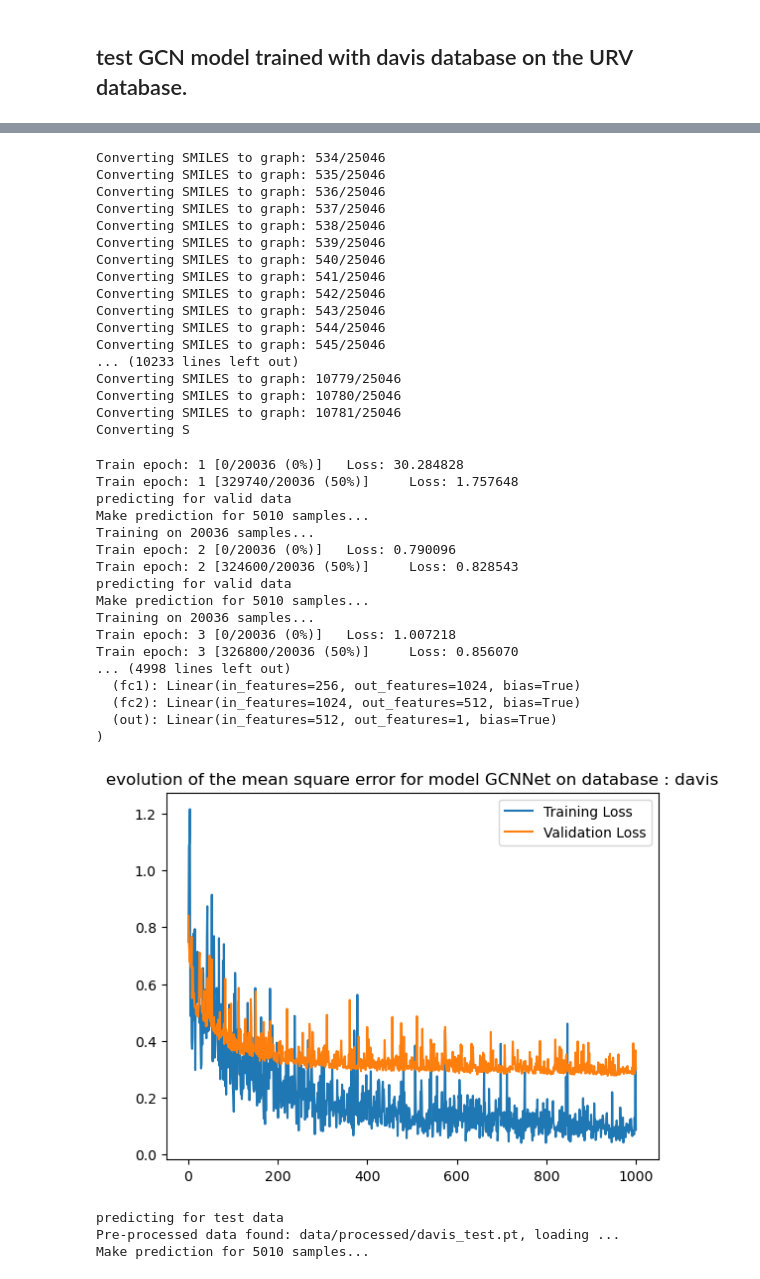
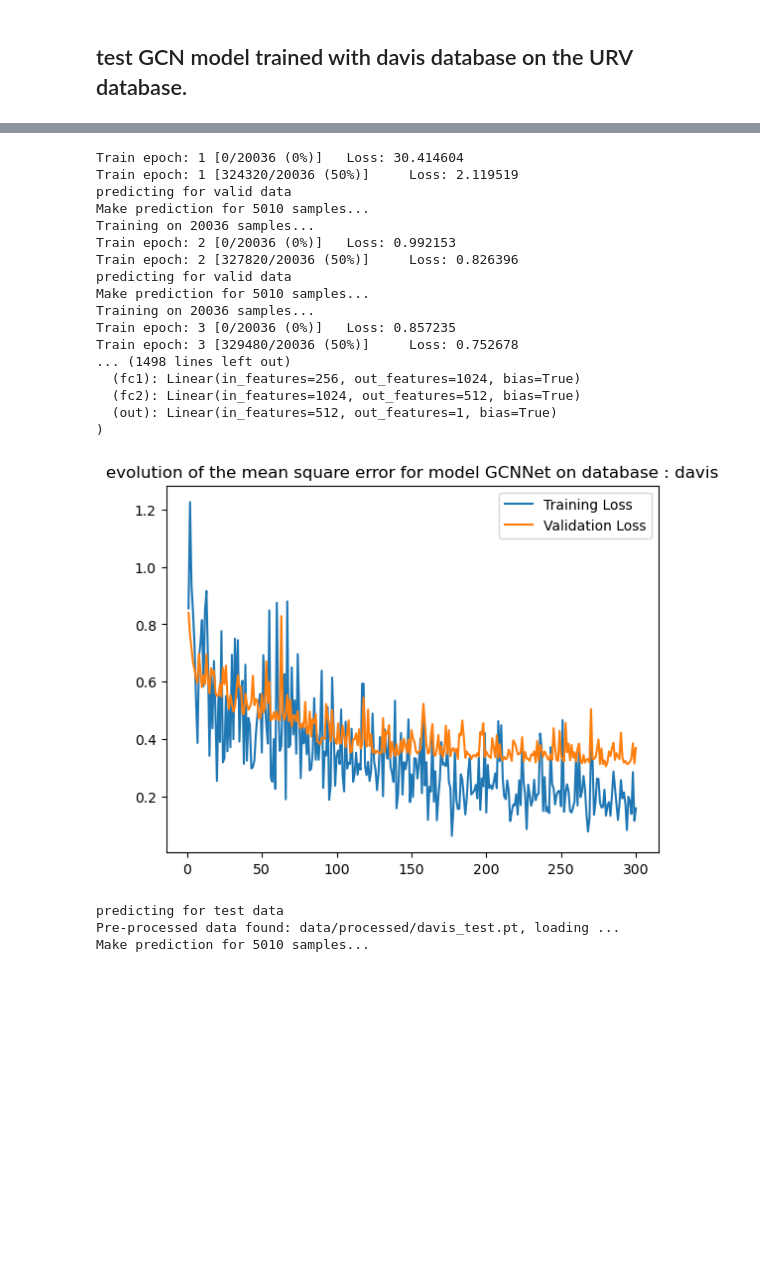
Before and after one commit to YoussefEzz/GraphDTA_forked, a Jupyter notebook: test_davis_GCN_URV.ipynb, the cells around one changed output, grey strips where cells are left out. Cells and saved outputs as stored; diff of their text form; code cells hidden in the pictures; blank space fills up the shorter version.

Commit message:
run GCN model on davis dataset for 300 epochs in test_davis_GCN_URV.ipynb but test with davis dataset

```diff
--- a/test_davis_GCN_URV.ipynb
+++ b/test_davis_GCN_URV.ipynb
@@ -9,7 +9,7 @@ from URV_Train import Train
 
 import models.gcn as GCN
 
-model = Train(dataset = 'davis', model_type = GCN.GCNNet(), cuda_name = "cuda:0", TRAIN_BATCH_SIZE = 512, TEST_BATCH_SIZE = 512, LR = 0.0005, NUM_EPOCHS = 1000)
+model = Train(dataset = 'davis', model_type = GCN.GCNNet(), cuda_name = "cuda:0", TRAIN_BATCH_SIZE = 512, TEST_BATCH_SIZE = 512, LR = 0.0005, NUM_EPOCHS = 300)
 # %% [output]
 creating pytorch data.
 preparing  davis_train.pt in pytorch format!
@@ -31,38 +31,21 @@ Converting SMILES to graph: 533/25046
-Converting SMILES to graph: 534/25046
-Converting SMILES to graph: 535/25046
-Converting SMILES to graph: 536/25046
-Converting SMILES to graph: 537/25046
-Converting SMILES to graph: 538/25046
-Converting SMILES to graph: 539/25046
-Converting SMILES to graph: 540/25046
-Converting SMILES to graph: 541/25046
-Converting SMILES to graph: 542/25046
-Converting SMILES to graph: 543/25046
-Converting SMILES to graph: 544/25046
-Converting SMILES to graph: 545/25046
-... (10233 lines left out)
-Converting SMILES to graph: 10779/25046
-Converting SMILES to graph: 10780/25046
-Converting SMILES to graph: 10781/25046
-Converting S
+Train epoch: 1 [0/20036 (0%)]   Loss: 30.414604
+Train epoch: 1 [324320/20036 (50%)]     Loss: 2.119519
+predicting for valid data
+Make prediction for 5010 samples...
+Training on 20036 samples...
+Train epoch: 2 [0/20036 (0%)]   Loss: 0.992153
+Train epoch: 2 [327820/20036 (50%)]     Loss: 0.826396
+predicting for valid data
+Make prediction for 5010 samples...
+Training on 20036 samples...
+Train epoch: 3 [0/20036 (0%)]   Loss: 0.857235
+Train epoch: 3 [329480/20036 (50%)]     Loss: 0.752678
+... (1498 lines left out)
+  (fc1): Linear(in_features=256, out_features=1024, bias=True)
+  (fc2): Linear(in_features=1024, out_features=512, bias=True)
+  (out): Linear(in_features=512, out_features=1, bias=True)
+)
-Train epoch: 1 [0/20036 (0%)]   Loss: 30.284828
-Train epoch: 1 [329740/20036 (50%)]     Loss: 1.757648
-predicting for valid data
-Make prediction for 5010 samples...
-Training on 20036 samples...
-Train epoch: 2 [0/20036 (0%)]   Loss: 0.790096
-Train epoch: 2 [324600/20036 (50%)]     Loss: 0.828543
-predicting for valid data
-Make prediction for 5010 samples...
-Training on 20036 samples...
-Train epoch: 3 [0/20036 (0%)]   Loss: 1.007218
-Train epoch: 3 [326800/20036 (50%)]     Loss: 0.856070
-... (4998 lines left out)
-  (fc1): Linear(in_features=256, out_features=1024, bias=True)
-  (fc2): Linear(in_features=1024, out_features=512, bias=True)
-  (out): Linear(in_features=512, out_features=1, bias=True)
-)
-[figure, old version]
+[figure, new version]
 # %%
 # test of GCN model on URV dataset
 from URV_Test import Test
```
Also changed, not shown: parts of 1 cell of this notebook, 5 other files.
